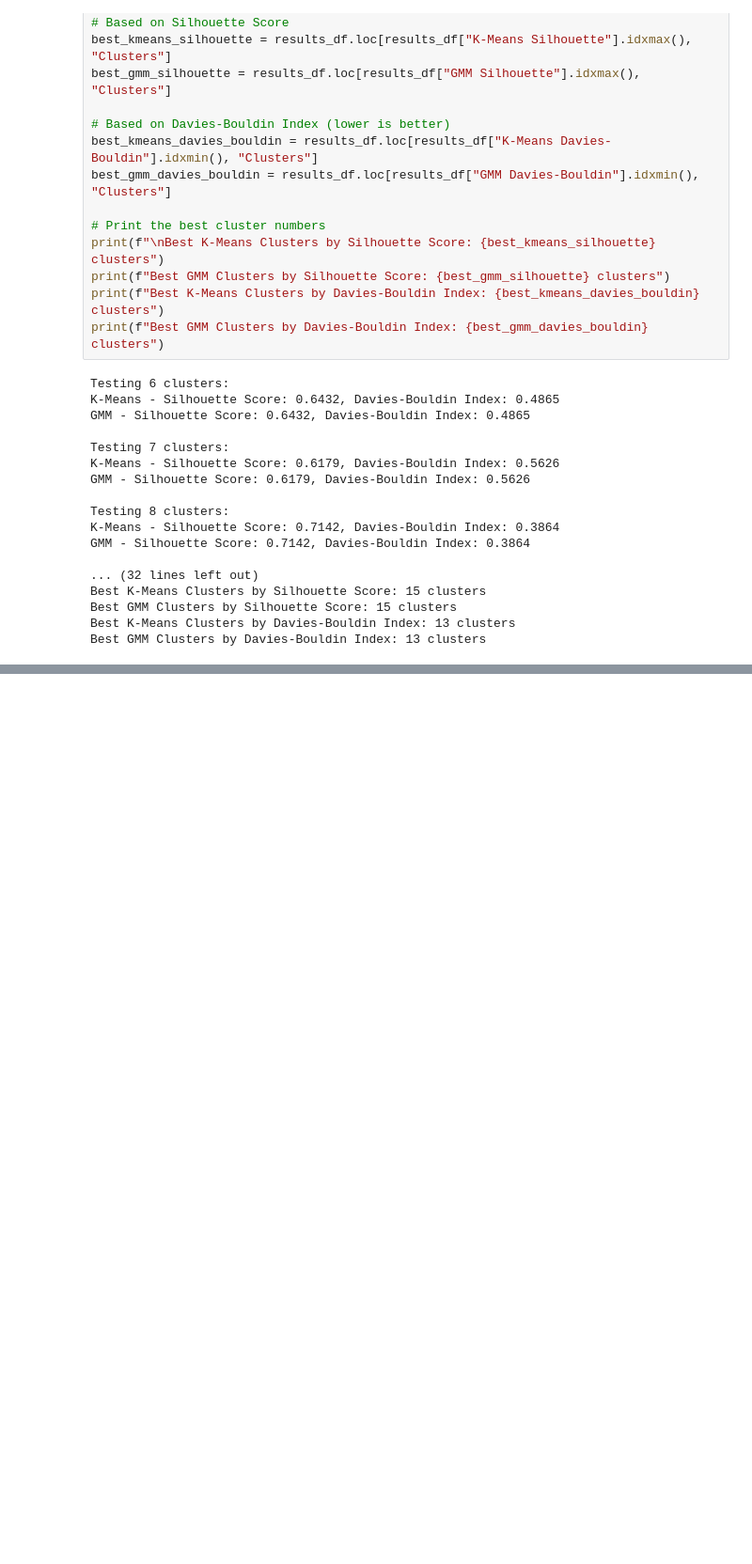
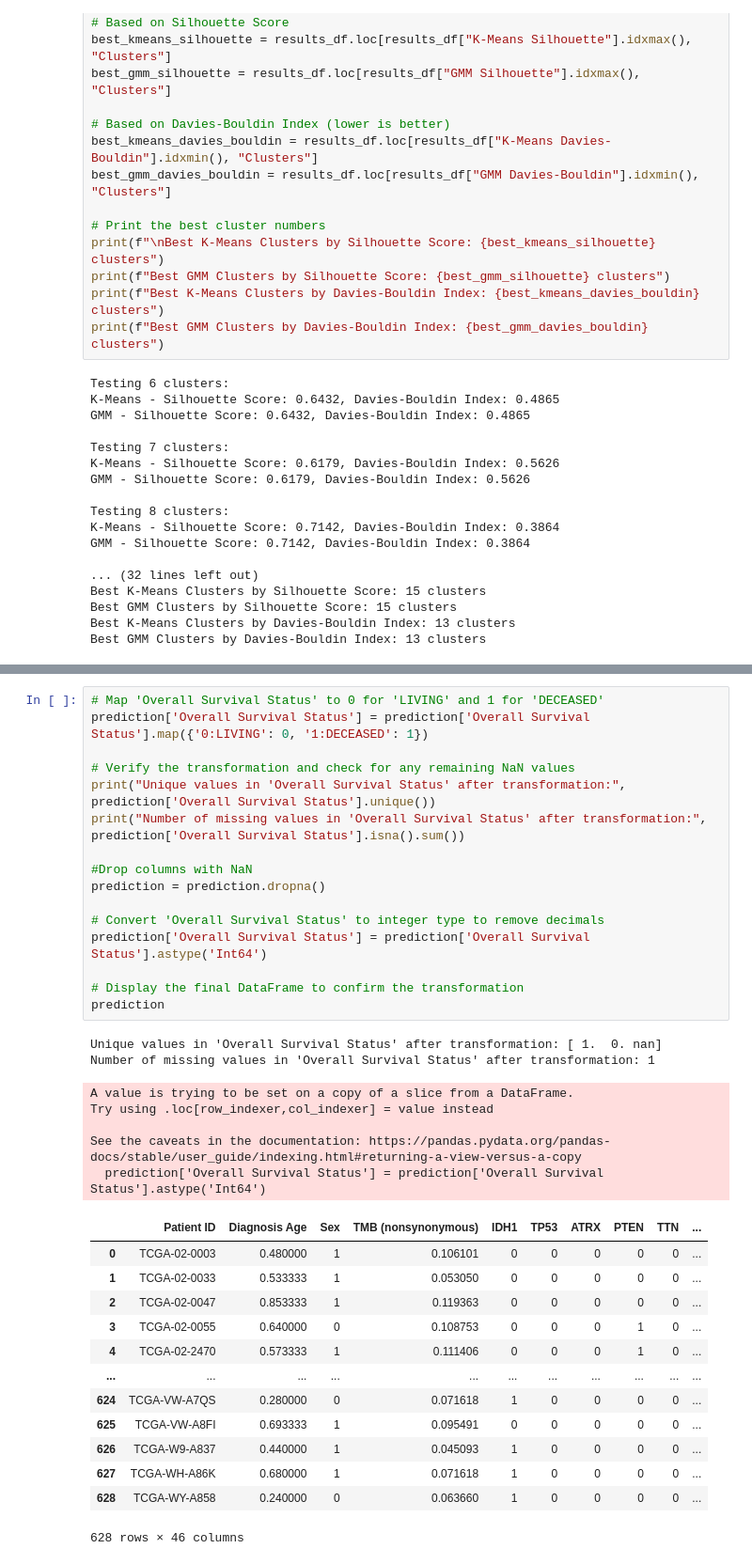
Before and after one commit to GalinaGl/CAS_ADS_2024, a Jupyter notebook: Final project/Data/Final_project_GGlousker.ipynb, the cells around one changed output, grey strips where cells are left out. Shown at 94% size. Drawn from its saved outputs; the diff is of its cells as text; blank space fills up the shorter version.

```diff
--- a/Final project/Data/Final_project_GGlousker.ipynb
+++ b/Final project/Data/Final_project_GGlousker.ipynb
@@ -2729,0 +2893,37 @@ Best GMM Clusters by Davies-Bouldin Index: 13 clusters
+# %%
+# Map 'Overall Survival Status' to 0 for 'LIVING' and 1 for 'DECEASED'
+prediction['Overall Survival Status'] = prediction['Overall Survival Status'].map({'0:LIVING': 0, '1:DECEASED': 1})
+
+# Verify the transformation and check for any remaining NaN values
+print("Unique values in 'Overall Survival Status' after transformation:", prediction['Overall Survival Status'].unique())
+print("Number of missing values in 'Overall Survival Status' after transformation:", prediction['Overall Survival Status'].isna().sum())
+
+#Drop columns with NaN
+prediction = prediction.dropna()
+
+# Convert 'Overall Survival Status' to integer type to remove decimals
+prediction['Overall Survival Status'] = prediction['Overall Survival Status'].astype('Int64')
+
+# Display the final DataFrame to confirm the transformation
+prediction
+# %% [output]
+Unique values in 'Overall Survival Status' after transformation: [ 1.  0. nan]
+Number of missing values in 'Overall Survival Status' after transformation: 1
+A value is trying to be set on a copy of a slice from a DataFrame.
+Try using .loc[row_indexer,col_indexer] = value instead
+
+See the caveats in the documentation: https://pandas.pydata.org/pandas-docs/stable/user_guide/indexing.html#returning-a-view-versus-a-copy
+  prediction['Overall Survival Status'] = prediction['Overall Survival Status'].astype('Int64')
+|  | Patient ID | Diagnosis Age | Sex | TMB (nonsynonymous) | IDH1 | TP53 | ATRX | PTEN | TTN | ... |
+| 0 | TCGA-02-0003 | 0.480000 | 1 | 0.106101 | 0 | 0 | 0 | 0 | 0 | ... |
+| 1 | TCGA-02-0033 | 0.533333 | 1 | 0.053050 | 0 | 0 | 0 | 0 | 0 | ... |
+| 2 | TCGA-02-0047 | 0.853333 | 1 | 0.119363 | 0 | 0 | 0 | 0 | 0 | ... |
+| 3 | TCGA-02-0055 | 0.640000 | 0 | 0.108753 | 0 | 0 | 0 | 1 | 0 | ... |
+| 4 | TCGA-02-2470 | 0.573333 | 1 | 0.111406 | 0 | 0 | 0 | 1 | 0 | ... |
+| ... | ... | ... | ... | ... | ... | ... | ... | ... | ... | ... |
+| 624 | TCGA-VW-A7QS | 0.280000 | 0 | 0.071618 | 1 | 0 | 0 | 0 | 0 | ... |
+| 625 | TCGA-VW-A8FI | 0.693333 | 1 | 0.095491 | 0 | 0 | 0 | 0 | 0 | ... |
+| 626 | TCGA-W9-A837 | 0.440000 | 1 | 0.045093 | 1 | 0 | 0 | 0 | 0 | ... |
+| 627 | TCGA-WH-A86K | 0.680000 | 1 | 0.071618 | 1 | 0 | 0 | 0 | 0 | ... |
+| 628 | TCGA-WY-A858 | 0.240000 | 0 | 0.063660 | 1 | 0 | 0 | 0 | 0 | ... |
+628 rows × 46 columns
```
Also changed, not shown: parts of 15 cells of this notebook, 2 other files.
